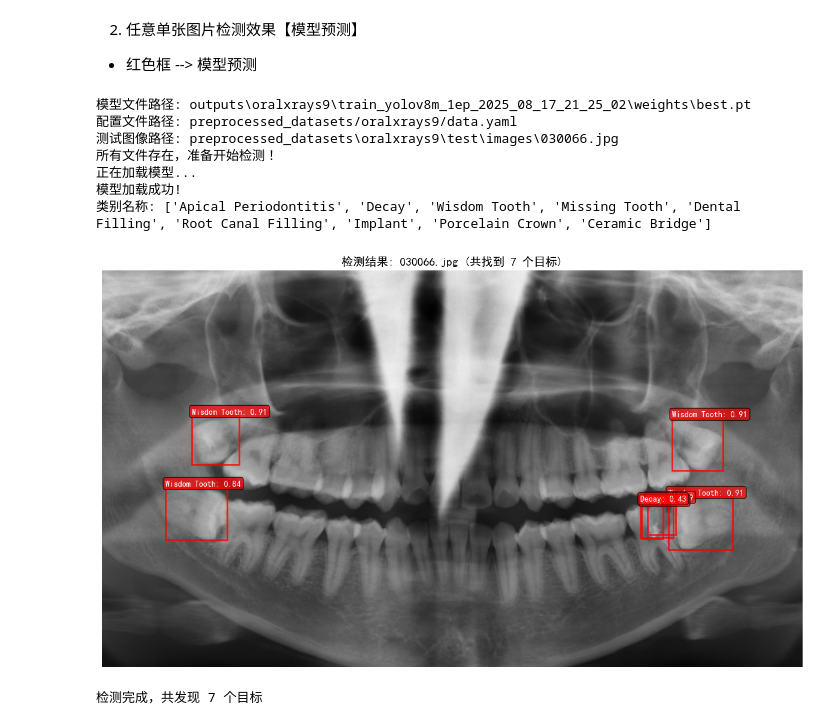
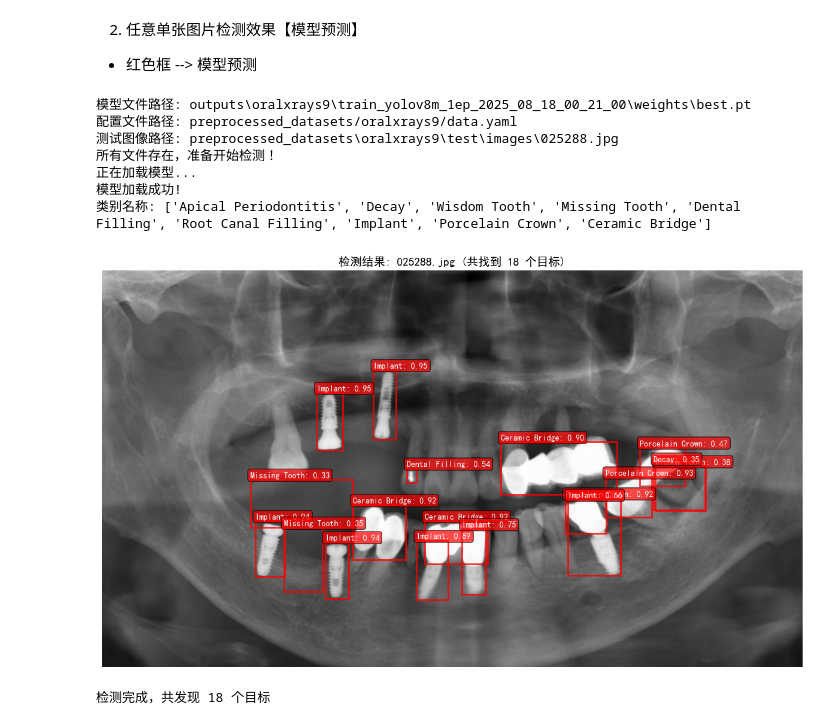
Before and after one commit to MybcyQzqxw/yolov8_teeth, a Jupyter notebook: demo.ipynb, the cells around one changed output. Saved outputs shown, nothing was run; the diff lists cells and outputs as text; code cells hidden in the pictures.

```diff
--- a/demo.ipynb
+++ b/demo.ipynb
@@ -79,9 +79,9 @@ from utils.demo_utils import DentalDetectionDemo
 import os
 
 # 模型文件路径【手动输入】
-model_path = r"outputs\oralxrays9\train_yolov8m_1ep_2025_08_17_21_25_02\weights\best.pt"
+model_path = r"outputs\oralxrays9\train_yolov8m_1ep_2025_08_18_00_21_00\weights\best.pt"
 # 测试图片路径【手动输入】
-image_path = r"preprocessed_datasets\oralxrays9\test\images\030066.jpg"
+image_path = r"preprocessed_datasets\oralxrays9\test\images\025288.jpg"
 
 # 模型文件路径格式: outputs/{dataset_name}/train_xxx/weights/best.pt
 # 对应的data_yaml: preprocessed_datasets/{dataset_name}/data.yaml
@@ -92,34 +92,34 @@ data_yaml = f"preprocessed_datasets/{dataset_name}/data.yaml"
 print(f"模型文件路径: {model_path}")
 print(f"配置文件路径: {data_yaml}")
 print(f"测试图像路径: {image_path}")
 
 # 检查文件存在性
 if not os.path.exists(model_path):
     print(f"错误: 模型文件不存在")
     raise FileNotFoundError(f"模型文件不存在: {model_path}")
 elif not os.path.exists(data_yaml):
     print(f"错误: 配置文件不存在")
     raise FileNotFoundError(f"配置文件不存在: {data_yaml}")
 elif not os.path.exists(image_path):
     print(f"错误: 测试图像不存在")
     raise FileNotFoundError(f"测试图像不存在: {image_path}")
 else:
     print("所有文件存在，准备开始检测！")
 
 # 创建演示对象
 demo = DentalDetectionDemo(model_path, data_yaml)
 
 # 运行检测（仅预测，无真实标签对比）
 result = demo.predict_only(image_path, conf_threshold=0.3)
 
 print(f"检测完成，共发现 {result['prediction_count']} 个目标")
 # %% [output]
-模型文件路径: outputs\oralxrays9\train_yolov8m_1ep_2025_08_17_21_25_02\weights\best.pt
+模型文件路径: outputs\oralxrays9\train_yolov8m_1ep_2025_08_18_00_21_00\weights\best.pt
 配置文件路径: preprocessed_datasets/oralxrays9/data.yaml
-测试图像路径: preprocessed_datasets\oralxrays9\test\images\030066.jpg
+测试图像路径: preprocessed_datasets\oralxrays9\test\images\025288.jpg
 所有文件存在，准备开始检测！
 正在加载模型...
 模型加载成功!
 类别名称: ['Apical Periodontitis', 'Decay', 'Wisdom Tooth', 'Missing Tooth', 'Dental Filling', 'Root Canal Filling', 'Implant', 'Porcelain Crown', 'Ceramic Bridge']
-[figure, old version]
+[figure, new version]
-检测完成，共发现 7 个目标
+检测完成，共发现 18 个目标
```
Also changed, not shown: parts of 1 cell of this notebook, 4 other files.
